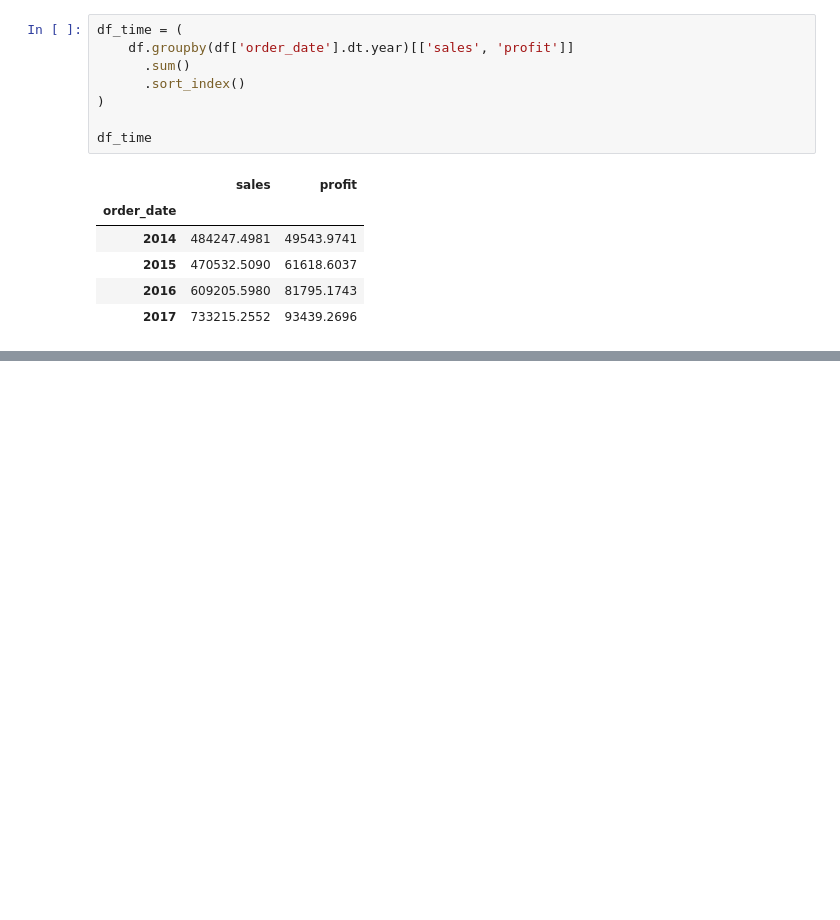
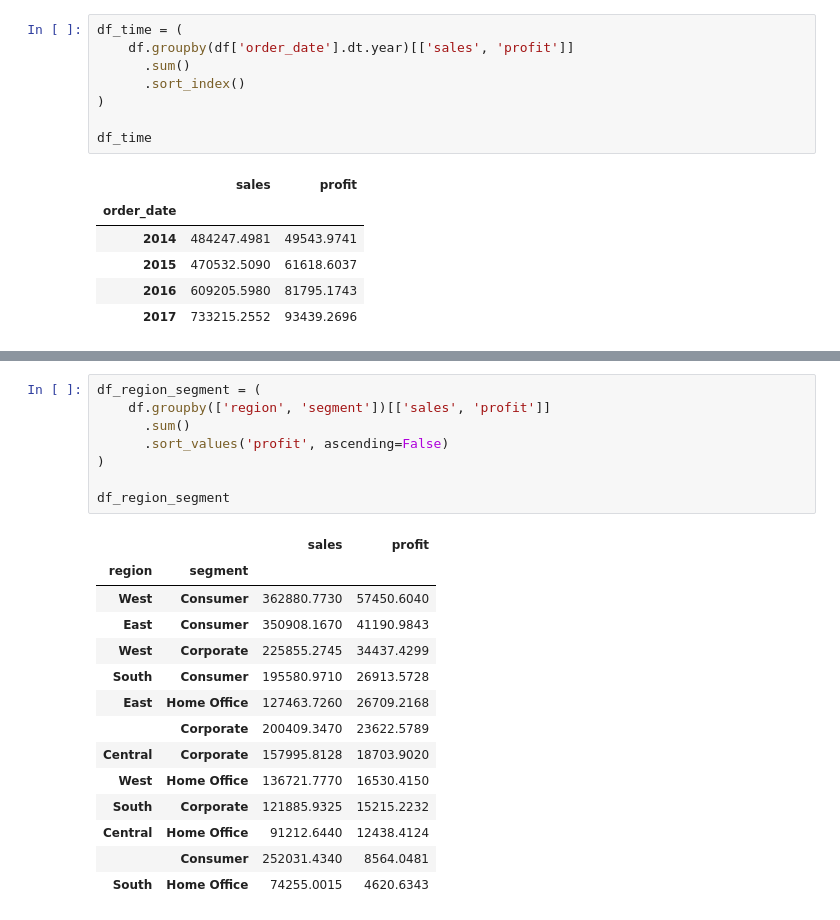
Before and after one commit to higorlu2023-design/superstore-sales-analysis, a Jupyter notebook: Notebooks/EDA.ipynb, the cells around one changed output, grey strips where cells are left out. Drawn from its saved outputs; the diff is of its cells as text; blank space fills up the shorter version.

```diff
--- a/Notebooks/EDA.ipynb
+++ b/Notebooks/EDA.ipynb
@@ -731,0 +760,23 @@ df_time
+# %%
+df_region_segment = (
+    df.groupby(['region', 'segment'])[['sales', 'profit']]
+      .sum()
+      .sort_values('profit', ascending=False)
+)
+
+df_region_segment
+# %% [output]
+|  |  | sales | profit |
+| region | segment |  |  |
+| West | Consumer | 362880.7730 | 57450.6040 |
+| East | Consumer | 350908.1670 | 41190.9843 |
+| West | Corporate | 225855.2745 | 34437.4299 |
+| South | Consumer | 195580.9710 | 26913.5728 |
+| East | Home Office | 127463.7260 | 26709.2168 |
+|  | Corporate | 200409.3470 | 23622.5789 |
+| Central | Corporate | 157995.8128 | 18703.9020 |
+| West | Home Office | 136721.7770 | 16530.4150 |
+| South | Corporate | 121885.9325 | 15215.2232 |
+| Central | Home Office | 91212.6440 | 12438.4124 |
+|  | Consumer | 252031.4340 | 8564.0481 |
+| South | Home Office | 74255.0015 | 4620.6343 |
```
Also changed, not shown: parts of 3 cells of this notebook, 2 other files.
